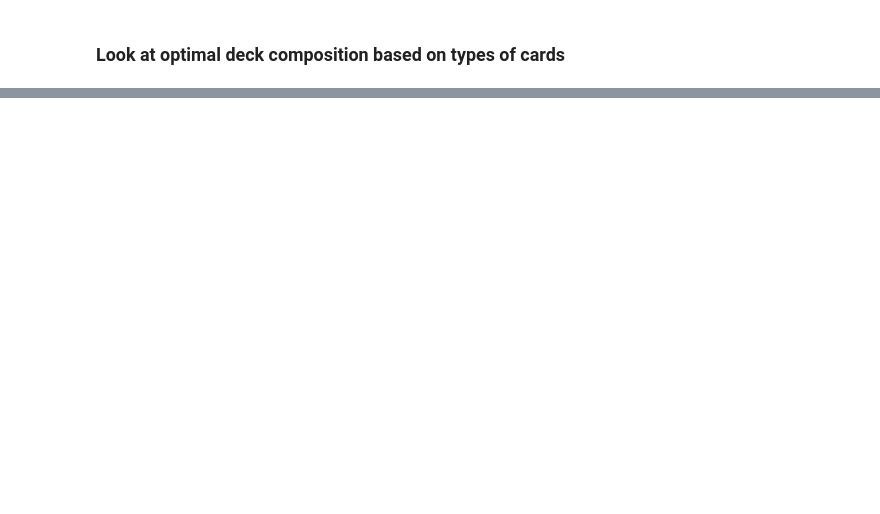
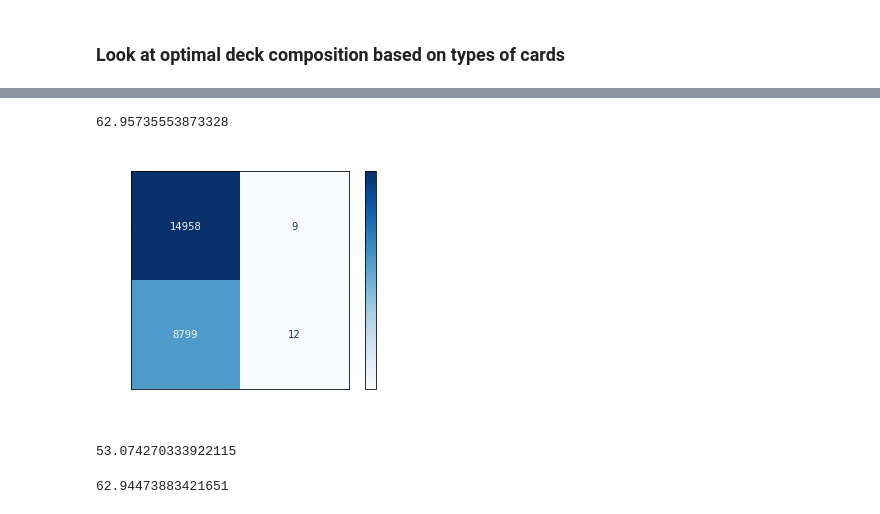
Before and after one commit to tnguyen59/Clash-Royale-Analysis, a Jupyter notebook: brendan.ipynb, the cells around one changed output, grey strips where cells are left out. Cells and saved outputs as stored; diff of their text form; code cells hidden in the pictures; blank space fills up the shorter version.

Commit message:
Uploaded models

```diff
--- a/brendan.ipynb
+++ b/brendan.ipynb
@@ -216,0 +364,49 @@ data_win_rate[data_win_rate["occurences"] > 1000].sort_values(by=['overall_rank'
+# %%
+# Fit the data using the train_test_split
+forest = forest.fit(var_train, res_train)
+
+# Find and print the accuracy
+print(forest.score(var_test, res_test)*100)
+
+from sklearn.metrics import confusion_matrix
+res_pred = forest.predict(var_test)
+cm = confusion_matrix(res_test, res_pred)
+from sklearn.metrics import plot_confusion_matrix
+
+color = 'white'
+matrix = plot_confusion_matrix(forest, var_test, res_test, cmap=plt.cm.Blues)
+matrix.ax_.set_title('Confusion Matrix', color=color)
+plt.xlabel('Predicted Label', color=color)
+plt.ylabel('True Label', color=color)
+plt.gcf().axes[0].tick_params(colors=color)
+plt.gcf().axes[1].tick_params(colors=color)
+plt.show()
+# %% [output]
+62.95735553873328
+[figure, added]
+# %%
+# Create a decision tree model that predicts if a deck will be winning or losing and display confusion matrix, accuracy of >= 60% is acceptable
+
+# Import decision tree classifier class
+from sklearn import tree
+decision_tree = tree.DecisionTreeClassifier()
+
+# Fit the data using the train_test_split
+decision_tree = decision_tree.fit(var_train, res_train)
+
+# Find and print the accuracy
+print(decision_tree.score(var_test, res_test)*100)
+# %% [output]
+53.074270333922115
+# %%
+# Create an lda model that predicts if a deck will be winning or losing and display confusion matrix, accuracy of >= 60% is acceptable
+
+from sklearn.discriminant_analysis import LinearDiscriminantAnalysis
+lda = LinearDiscriminantAnalysis()
+
+lda = lda.fit(var_train, res_train)
+
+# Find and print the accuracy
+print(lda.score(var_test, res_test)*100)
+# %% [output]
+62.94473883421651
```
Also changed, not shown: parts of 10 cells of this notebook.
